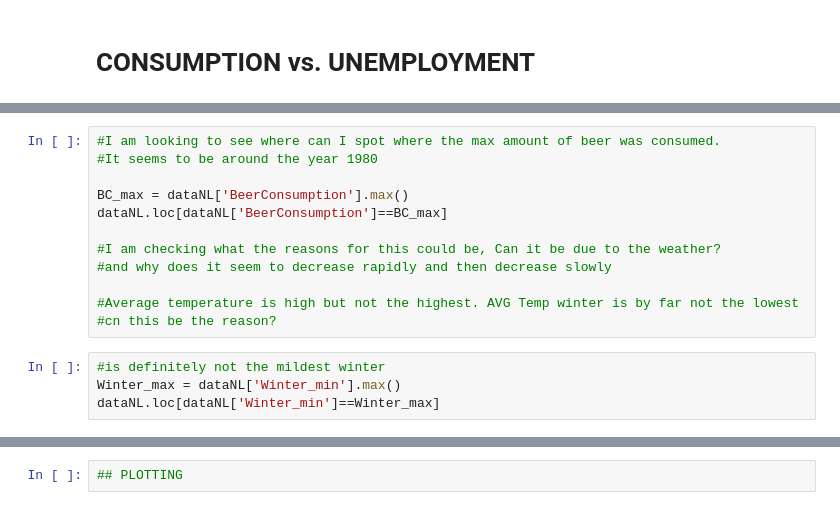
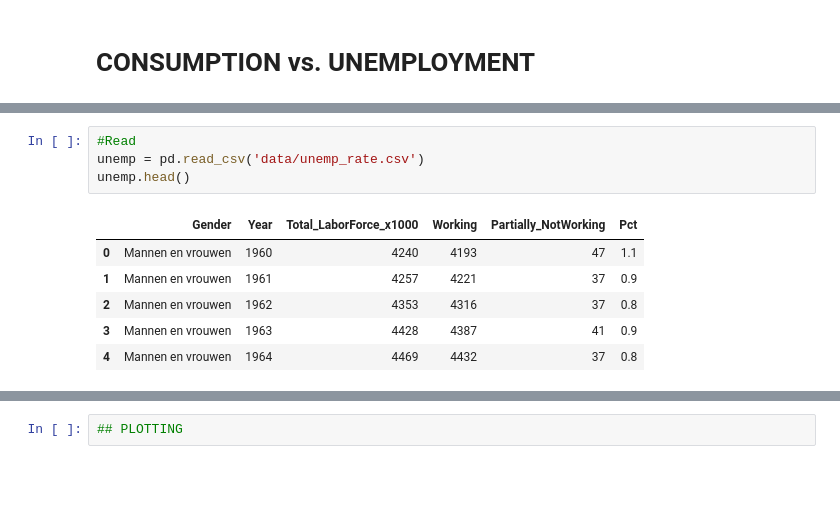
Before and after one commit to AjiacoVic/StoryTelling_project, a Jupyter notebook: BEER Exploring Data.ipynb, the cells around one changed output, grey strips where cells are left out. Drawn from its saved outputs; the diff is of its cells as text; blank space fills up the shorter version.

```diff
--- a/BEER Exploring Data.ipynb
+++ b/BEER Exploring Data.ipynb
@@ -327,16 +314,11 @@ unemp_rate.loc[(unemp_rate['Gender']=='Mannen en vrouwen')&(unemp_rate['Pct']> 5
-# %%
-#I am looking to see where can I spot where the max amount of beer was consumed.
-#It seems to be around the year 1980
-
-BC_max = dataNL['BeerConsumption'].max()
-dataNL.loc[dataNL['BeerConsumption']==BC_max]
-
-#I am checking what the reasons for this could be, Can it be due to the weather?
-#and why does it seem to decrease rapidly and then decrease slowly
-
-#Average temperature is high but not the highest. AVG Temp winter is by far not the lowest
-#cn this be the reason?
-# %%
-#is definitely not the mildest winter
-Winter_max = dataNL['Winter_min'].max()
-dataNL.loc[dataNL['Winter_min']==Winter_max]
+# %%
+#Read
+unemp = pd.read_csv('data/unemp_rate.csv')
+unemp.head()
+# %% [output]
+|  | Gender | Year | Total_LaborForce_x1000 | Working | Partially_NotWorking | Pct |
+| 0 | Mannen en vrouwen | 1960 | 4240 | 4193 | 47 | 1.1 |
+| 1 | Mannen en vrouwen | 1961 | 4257 | 4221 | 37 | 0.9 |
+| 2 | Mannen en vrouwen | 1962 | 4353 | 4316 | 37 | 0.8 |
+| 3 | Mannen en vrouwen | 1963 | 4428 | 4387 | 41 | 0.9 |
+| 4 | Mannen en vrouwen | 1964 | 4469 | 4432 | 37 | 0.8 |
```
Also changed, not shown: parts of 10 cells of this notebook.
